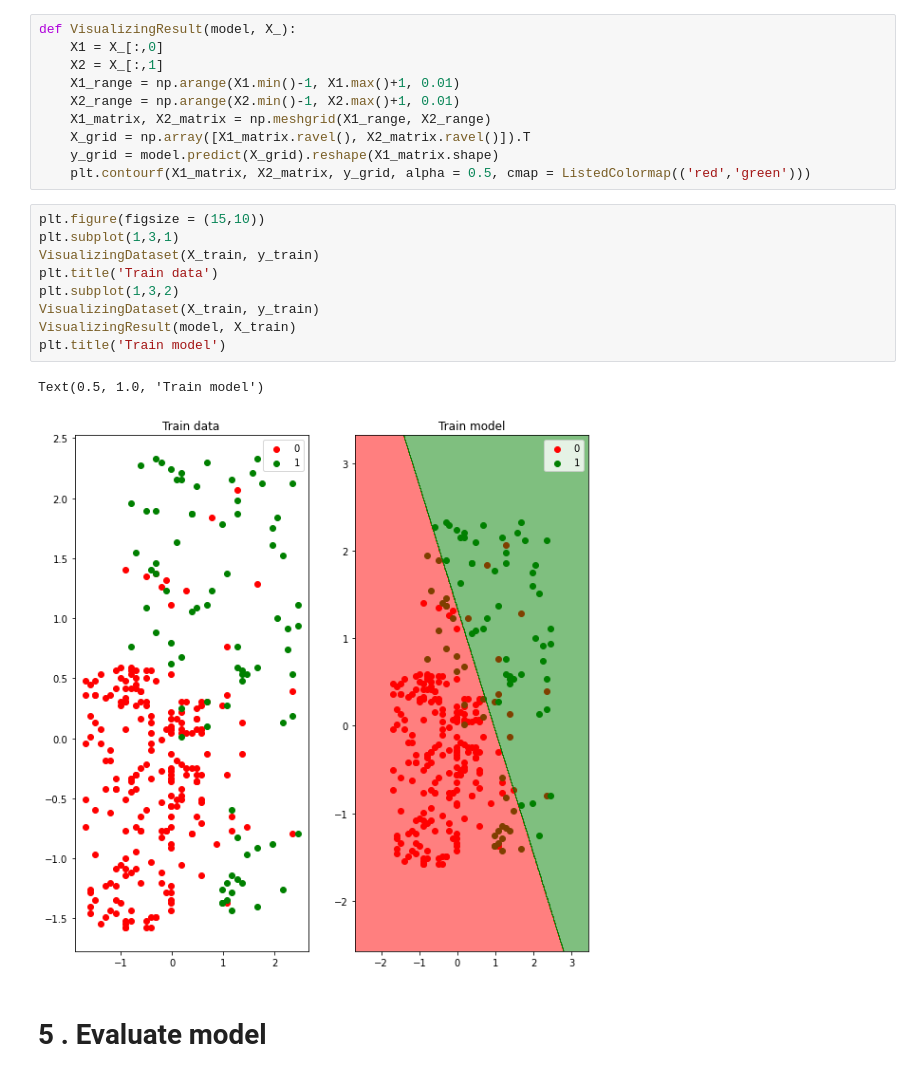
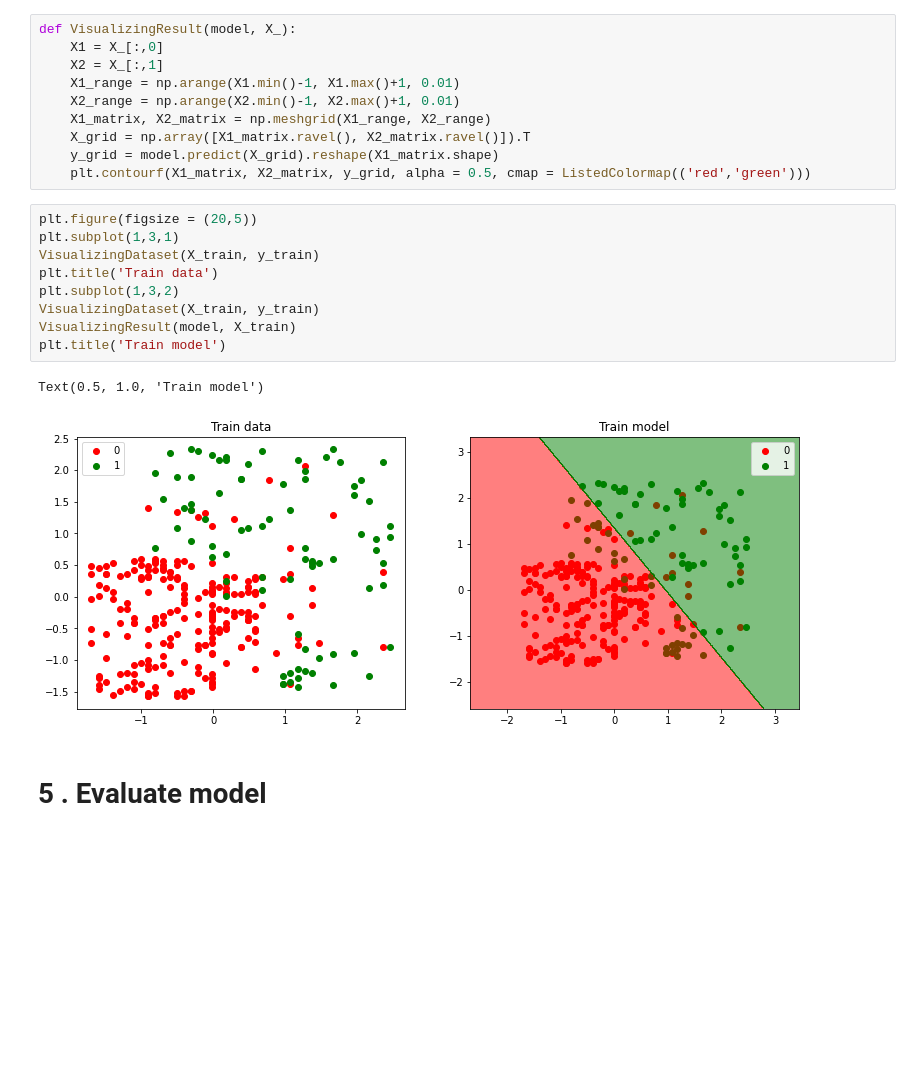
Before and after one commit to trongthuan205/DS102.K21, a Jupyter notebook: TH08_LogisticRegression_iPhone_Purchase.ipynb, the cells around one changed output. Saved outputs shown, nothing was run; the diff lists cells and outputs as text; blank space fills up the shorter version.

```diff
--- a/TH08_LogisticRegression_iPhone_Purchase.ipynb
+++ b/TH08_LogisticRegression_iPhone_Purchase.ipynb
@@ -111,17 +111,17 @@ def VisualizingResult(model, X_):
     y_grid = model.predict(X_grid).reshape(X1_matrix.shape)
     plt.contourf(X1_matrix, X2_matrix, y_grid, alpha = 0.5, cmap = ListedColormap(('red','green')))
 # %%
-plt.figure(figsize = (15,10))
+plt.figure(figsize = (20,5))
 plt.subplot(1,3,1)
 VisualizingDataset(X_train, y_train)
 plt.title('Train data')
 plt.subplot(1,3,2)
 VisualizingDataset(X_train, y_train)
 VisualizingResult(model, X_train)
 plt.title('Train model')
 # %% [output]
 Text(0.5, 1.0, 'Train model')
-[figure, old version]
+[figure, new version]
 # %% [markdown]
 # 5 . Evaluate model
 # %%
```
